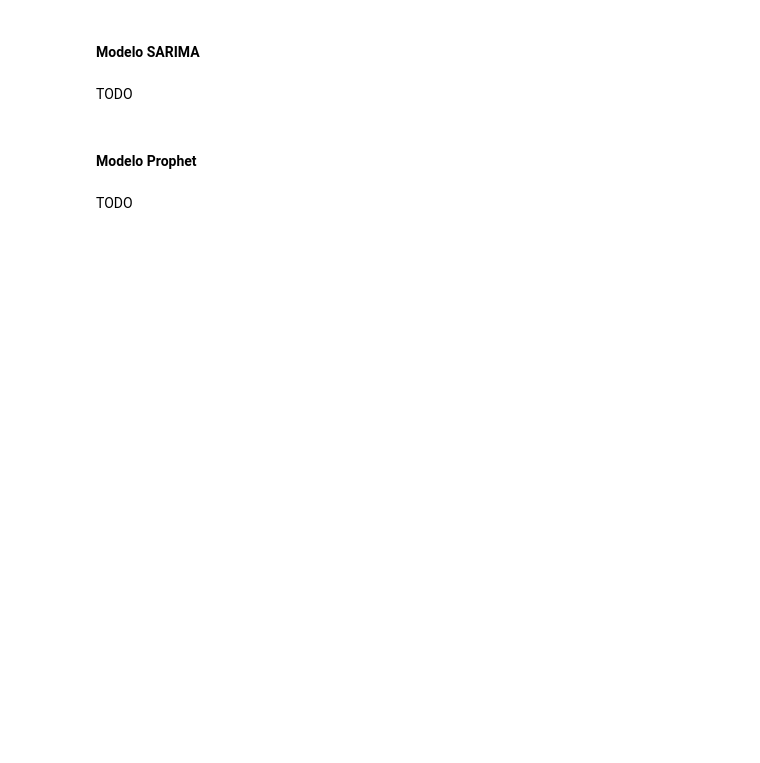
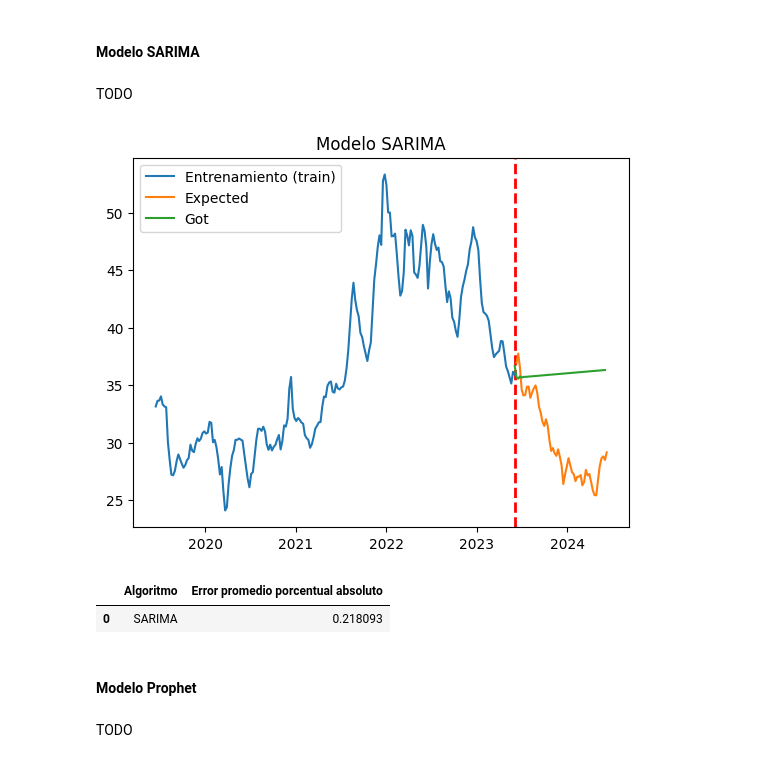
Before and after one commit to alu0101351773/TAAD_practicas, a Jupyter notebook: src/time_series.ipynb, the cells around one changed output. Cells and saved outputs as stored; diff of their text form; code cells hidden in the pictures; blank space fills up the shorter version.

```diff
--- a/src/time_series.ipynb
+++ b/src/time_series.ipynb
@@ -649,7 +661,11 @@ TODO
 # %%
 from sktime.forecasting.arima import ARIMA
 
-forecaster = ARIMA(order=(1, 0, 1), seasonal_order=(0,0,0,1))
+P_ORDER = 2
+D_ORDER = 1
+Q_ORDER = 2
+
+forecaster = ARIMA(order=(P_ORDER, D_ORDER, Q_ORDER), seasonal_order=(0,0,0,1))
 forecaster.fit(y_train)
 
 y_pred = forecaster.predict(fh=np.arange(len(y_test)))
@@ -660,3 +672,15 @@ y_pred = forecaster.predict(fh=np.arange(len(y_test)))
+# %%
+plot_prediction_results(y_train, y_test, y_pred, 'Modelo SARIMA')
+# %% [output]
+[figure, added]
+# %%
+pd.DataFrame.from_records(
+    [('SARIMA', mean_absolute_percentage_error(y_test, y_pred))],
+    columns=['Algoritmo', 'Error promedio porcentual absoluto']
+)
+# %% [output]
+|  | Algoritmo | Error promedio porcentual absoluto |
+| 0 | SARIMA | 0.218093 |
 # %% [markdown]
 #### Modelo Prophet
 # %% [markdown]
```
Also changed, not shown: parts of 12 cells of this notebook.
